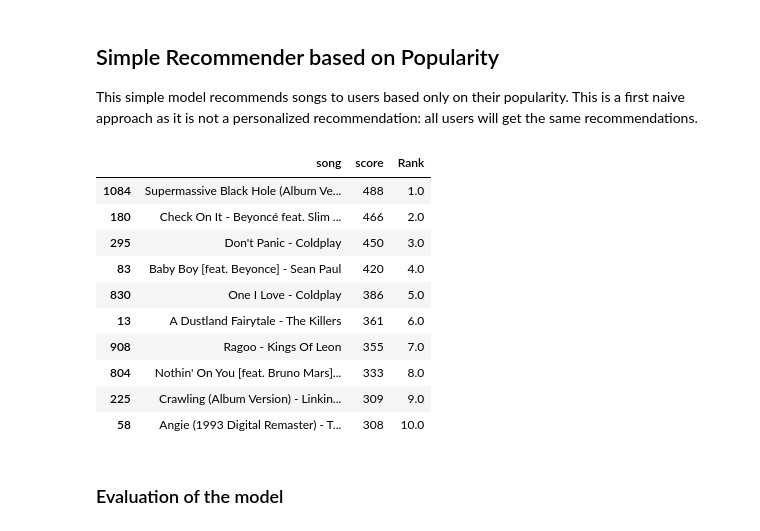
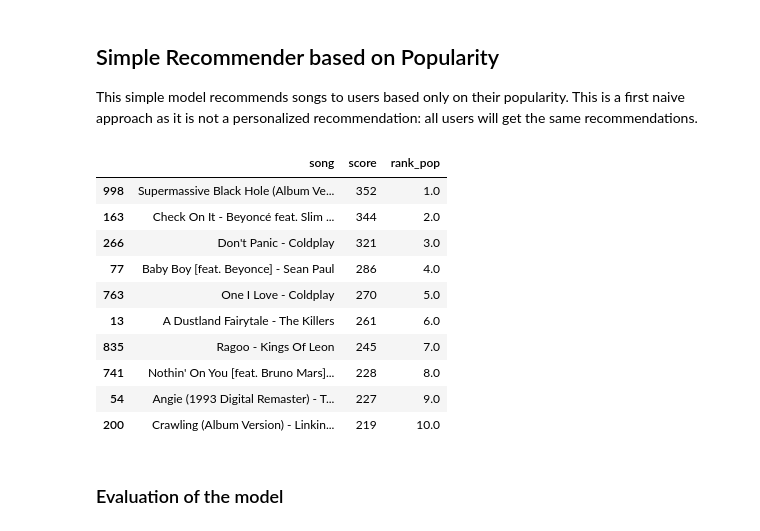
Before and after one commit to PierreChag/fml-spotify-recommendation, a Jupyter notebook: Recommender.ipynb, the cells around one changed output. Saved outputs shown, nothing was run; the diff lists cells and outputs as text; code cells hidden in the pictures.

```diff
--- a/Recommender.ipynb
+++ b/Recommender.ipynb
@@ -48,6 +49,8 @@ df = df[df['song_n_users'] >= min_listenings].drop_duplicates()
 # %%
 user_ids = df[['user_id']].drop_duplicates()
 df_test = df[['song', 'user_id', 'play_count']].reset_index(drop=True)
+df_test = df_test[['song', 'user_id', 'play_count']].sample(frac=1).reset_index(drop=True)
+
 df_test.head()
 # %% [output]
 |  | song | user_id | play_count |
@@ -60,8 +63,17 @@ df_test.head()
 # Recommenders
 # %% [markdown]
 In this part, we will create, test and evaluate different model to give recommendations. The different recommender can be found in the file `Recommenders.py`, and the functions to evaluate the recommenders can be found in `Evaluation.py`.
+# %%
+user = df_test.user_id.unique()
+i = rd.randint(0, len(user))
+
+user_id = user[i]
 # %%
 seed = 123
 sample_fraction = 0.7
 
+train_data = df_test.groupby('user_id', as_index=False)
+train_data = train_data.apply(lambda user_songs: user_songs.sample(frac=sample_fraction, random_state=seed))
+
+
 evaluation = Evaluation.Evaluation(user_ids, df_test, seed)
@@ -92,22 +82,22 @@ user_items
 
 This simple model recommends songs to users based only on their popularity. This is a first naive approach as it is not a personalized recommendation: all users will get the same recommendations.
 # %%
-reco_pop = Recommenders.PopularityRecommender(df_test)
+reco_pop = Recommenders.PopularityRecommender(train_data)
 
 # Example with user ca055b9072e5a68d89f42099869213404f56a981
-reco_pop.recommend('ca055b9072e5a68d89f42099869213404f56a981', 10)[0]
+reco_pop.recommend(user_id, 10)[0]
 # %% [output]
-|  | song | score | Rank |
-| 1084 | Supermassive Black Hole (Album Ve... | 488 | 1.0 |
-| 180 | Check On It - Beyoncé feat. Slim ... | 466 | 2.0 |
-| 295 | Don't Panic - Coldplay | 450 | 3.0 |
-| 83 | Baby Boy [feat. Beyonce] - Sean Paul | 420 | 4.0 |
-| 830 | One I Love - Coldplay | 386 | 5.0 |
-| 13 | A Dustland Fairytale - The Killers | 361 | 6.0 |
-| 908 | Ragoo - Kings Of Leon | 355 | 7.0 |
-| 804 | Nothin' On You [feat. Bruno Mars]... | 333 | 8.0 |
-| 225 | Crawling (Album Version) - Linkin... | 309 | 9.0 |
-| 58 | Angie (1993 Digital Remaster) - T... | 308 | 10.0 |
+|  | song | score | rank_pop |
+| 998 | Supermassive Black Hole (Album Ve... | 352 | 1.0 |
+| 163 | Check On It - Beyoncé feat. Slim ... | 344 | 2.0 |
+| 266 | Don't Panic - Coldplay | 321 | 3.0 |
+| 77 | Baby Boy [feat. Beyonce] - Sean Paul | 286 | 4.0 |
+| 763 | One I Love - Coldplay | 270 | 5.0 |
+| 13 | A Dustland Fairytale - The Killers | 261 | 6.0 |
+| 835 | Ragoo - Kings Of Leon | 245 | 7.0 |
+| 741 | Nothin' On You [feat. Bruno Mars]... | 228 | 8.0 |
+| 54 | Angie (1993 Digital Remaster) - T... | 227 | 9.0 |
+| 200 | Crawling (Album Version) - Linkin... | 219 | 10.0 |
 # %% [markdown]
 ### Evaluation of the model
 # %%
```
Also changed, not shown: parts of 11 cells of this notebook, 2 other files.
